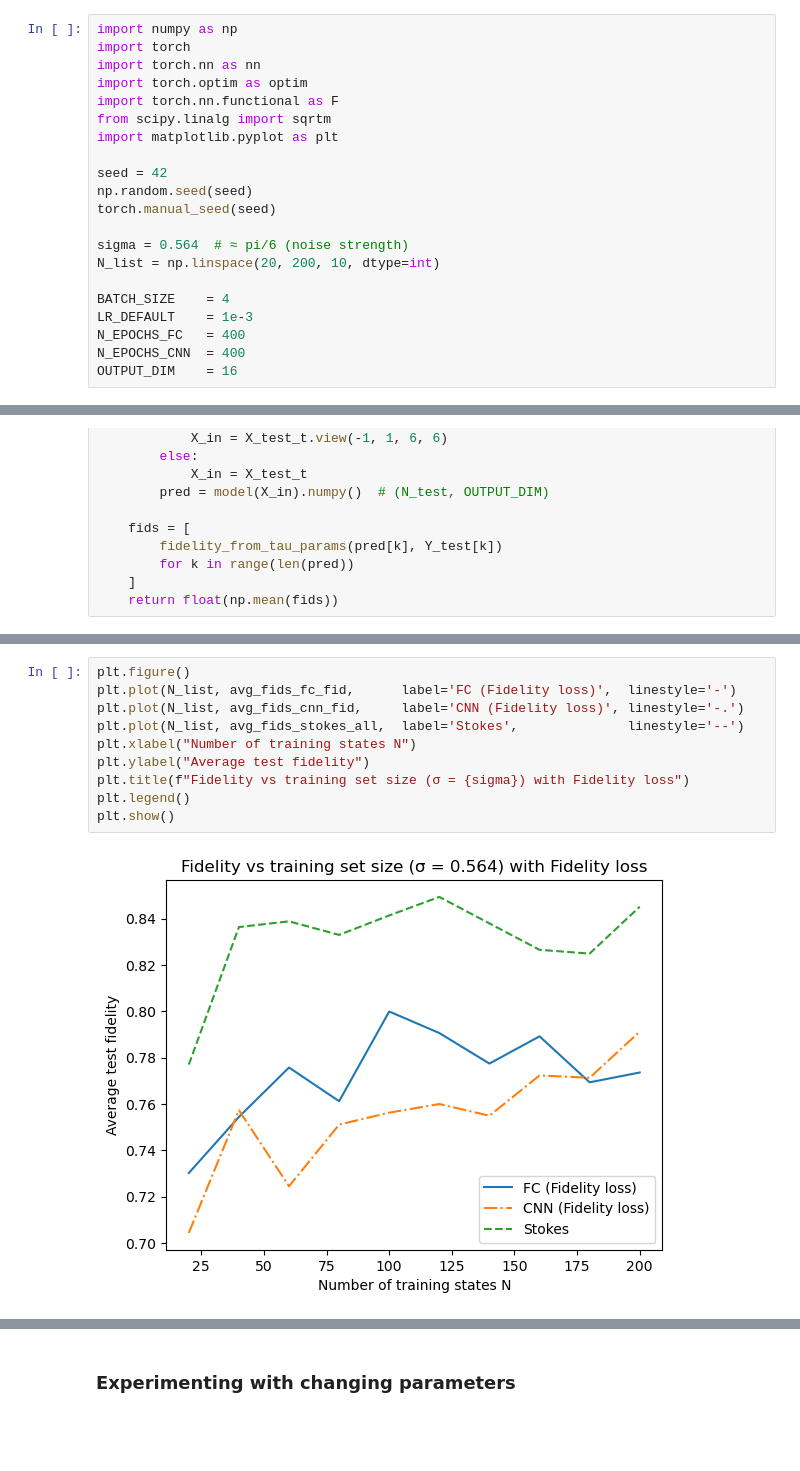
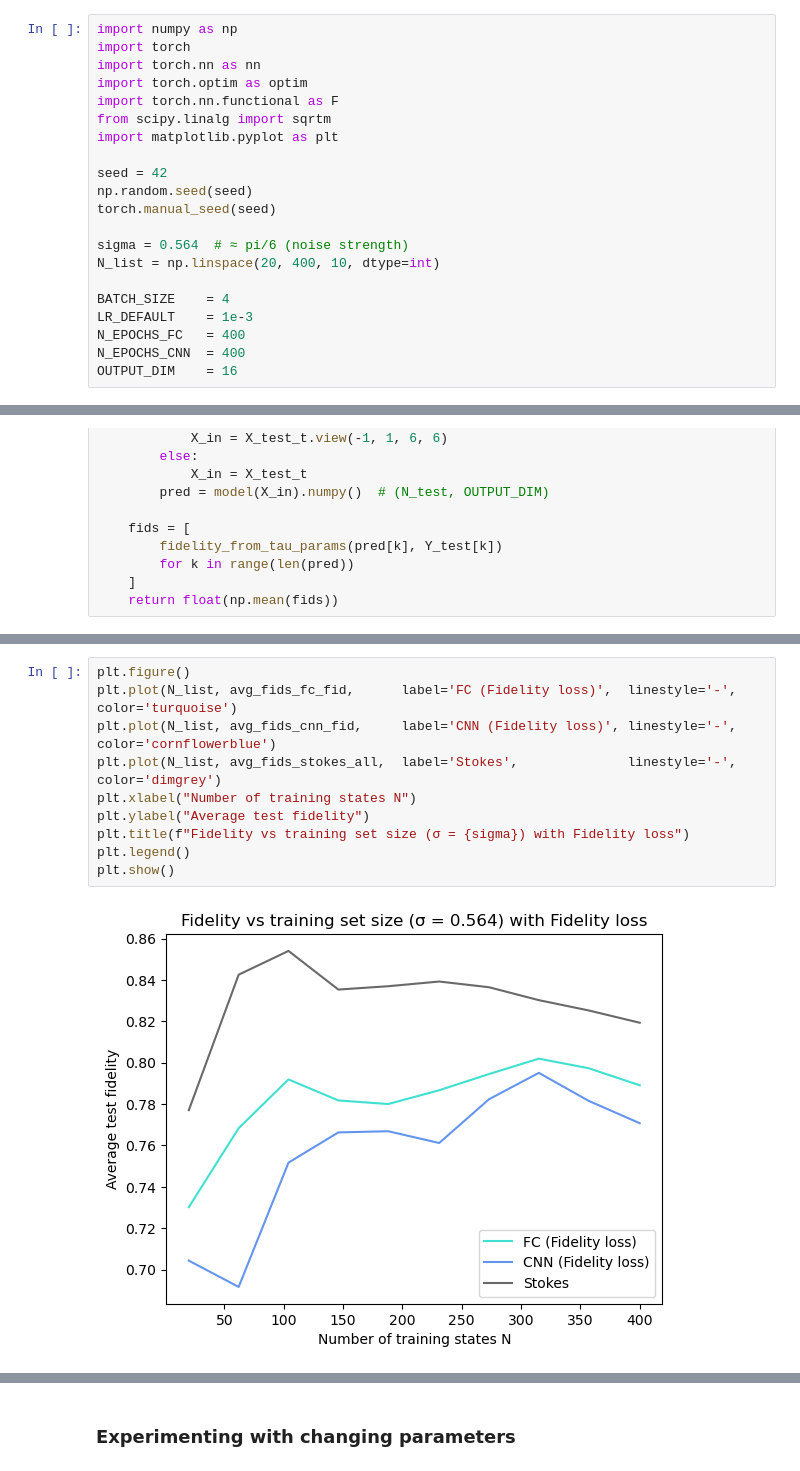
Before and after one commit to Charlow88/Masters-Project, a Jupyter notebook: tasks/NN_predict state_(Week_5)/Full_Notebook.ipynb, the cells around one changed output, grey strips where cells are left out. Saved outputs shown, nothing was run; the diff lists cells and outputs as text; blank space fills up the shorter version.

```diff
--- a/tasks/NN_predict state_(Week_5)/Full_Notebook.ipynb
+++ b/tasks/NN_predict state_(Week_5)/Full_Notebook.ipynb
@@ -12,7 +12,7 @@ np.random.seed(seed)
 torch.manual_seed(seed)
 
 sigma = 0.564  # ≈ pi/6 (noise strength)
-N_list = np.linspace(20, 200, 10, dtype=int)
+N_list = np.linspace(20, 400, 10, dtype=int)
 
 BATCH_SIZE    = 4
 LR_DEFAULT    = 1e-3
@@ -554,13 +699,13 @@ plt.show()
 [figure]
 # %%
 plt.figure()
-plt.plot(N_list, avg_fids_fc_fid,      label='FC (Fidelity loss)',  linestyle='-')
-plt.plot(N_list, avg_fids_cnn_fid,     label='CNN (Fidelity loss)', linestyle='-.')
-plt.plot(N_list, avg_fids_stokes_all,  label='Stokes',              linestyle='--')
+plt.plot(N_list, avg_fids_fc_fid,      label='FC (Fidelity loss)',  linestyle='-', color='turquoise')
+plt.plot(N_list, avg_fids_cnn_fid,     label='CNN (Fidelity loss)', linestyle='-', color='cornflowerblue')
+plt.plot(N_list, avg_fids_stokes_all,  label='Stokes',              linestyle='-', color='dimgrey')
 plt.xlabel("Number of training states N")
 plt.ylabel("Average test fidelity")
 plt.title(f"Fidelity vs training set size (σ = {sigma}) with Fidelity loss")
 plt.legend()
 plt.show()
 # %% [output]
-[figure, old version]
+[figure, new version]
```
Also changed, not shown: parts of 5 cells of this notebook, 8 other files.
